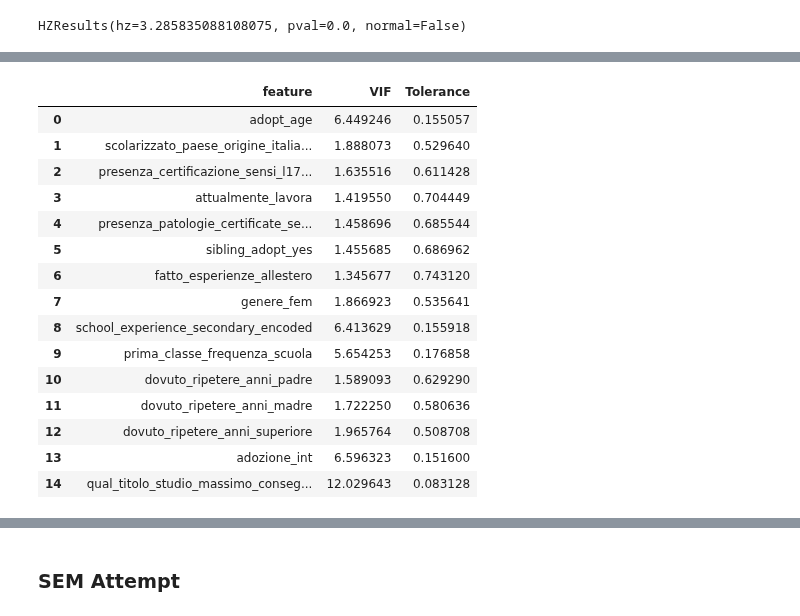
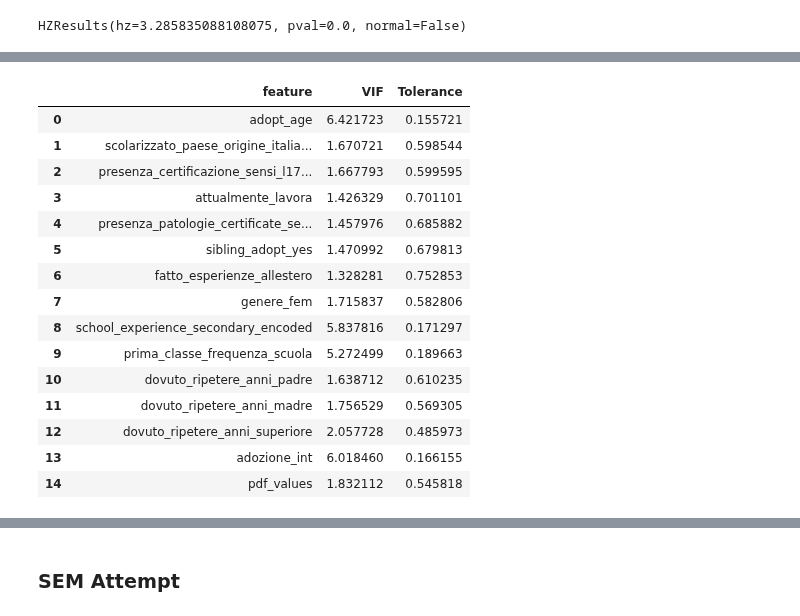
Before and after one commit to arina19-2000/unimi, a Jupyter notebook: tesi/tesi.ipynb, the cells around one changed output, grey strips where cells are left out. Cells and saved outputs as stored; diff of their text form; code cells hidden in the pictures.

```diff
--- a/tesi/tesi.ipynb
+++ b/tesi/tesi.ipynb
@@ -675,3 +679,15 @@ mardia_results = pg.multivariate_normality(dfa_test_log, alpha=0.05)
 print(mardia_results)
 # %% [output]
 HZResults(hz=3.285835088108075, pval=0.0, normal=False)
+# %%
+from scipy.stats import multivariate_normal
+mean_vector = dfa_test_log.mean().values
+cov_matrix = dfa_test_log.cov().values
+
+rv = multivariate_normal(mean=mean_vector, cov=cov_matrix)
+
+pdf_values = rv.pdf(dfa_test_log.values)
+
+dfa_test_log['pdf_values'] = pdf_values
+
+print(dfa_test_log[['pdf_values']])
@@ -723,26 +785,26 @@ plt.show()
 # %%
 from statsmodels.stats.outliers_influence import variance_inflation_factor
 
 vif_data = pd.DataFrame()
-vif_data["feature"] = dfa_test_log.columns
-vif_data["VIF"] = [variance_inflation_factor(dfa_test_log.values, i) for i in range(len(dfa_test_log.columns))]
+vif_data["feature"] = X.columns
+vif_data["VIF"] = [variance_inflation_factor(X.values, i) for i in range(len(X.columns))]
 vif_data["Tolerance"] = 1 / vif_data["VIF"]
 vif_data
 # %% [output]
 |  | feature | VIF | Tolerance |
-| 0 | adopt_age | 6.449246 | 0.155057 |
-| 1 | scolarizzato_paese_origine_italia... | 1.888073 | 0.529640 |
-| 2 | presenza_certificazione_sensi_l17... | 1.635516 | 0.611428 |
-| 3 | attualmente_lavora | 1.419550 | 0.704449 |
-| 4 | presenza_patologie_certificate_se... | 1.458696 | 0.685544 |
-| 5 | sibling_adopt_yes | 1.455685 | 0.686962 |
-| 6 | fatto_esperienze_allestero | 1.345677 | 0.743120 |
-| 7 | genere_fem | 1.866923 | 0.535641 |
-| 8 | school_experience_secondary_encoded | 6.413629 | 0.155918 |
-| 9 | prima_classe_frequenza_scuola | 5.654253 | 0.176858 |
-| 10 | dovuto_ripetere_anni_padre | 1.589093 | 0.629290 |
-| 11 | dovuto_ripetere_anni_madre | 1.722250 | 0.580636 |
-| 12 | dovuto_ripetere_anni_superiore | 1.965764 | 0.508708 |
-| 13 | adozione_int | 6.596323 | 0.151600 |
-| 14 | qual_titolo_studio_massimo_conseg... | 12.029643 | 0.083128 |
+| 0 | adopt_age | 6.421723 | 0.155721 |
+| 1 | scolarizzato_paese_origine_italia... | 1.670721 | 0.598544 |
+| 2 | presenza_certificazione_sensi_l17... | 1.667793 | 0.599595 |
+| 3 | attualmente_lavora | 1.426329 | 0.701101 |
+| 4 | presenza_patologie_certificate_se... | 1.457976 | 0.685882 |
+| 5 | sibling_adopt_yes | 1.470992 | 0.679813 |
+| 6 | fatto_esperienze_allestero | 1.328281 | 0.752853 |
+| 7 | genere_fem | 1.715837 | 0.582806 |
+| 8 | school_experience_secondary_encoded | 5.837816 | 0.171297 |
+| 9 | prima_classe_frequenza_scuola | 5.272499 | 0.189663 |
+| 10 | dovuto_ripetere_anni_padre | 1.638712 | 0.610235 |
+| 11 | dovuto_ripetere_anni_madre | 1.756529 | 0.569305 |
+| 12 | dovuto_ripetere_anni_superiore | 2.057728 | 0.485973 |
+| 13 | adozione_int | 6.018460 | 0.166155 |
+| 14 | pdf_values | 1.832112 | 0.545818 |
 # %%
```
Also changed, not shown: parts of 23 cells of this notebook.
